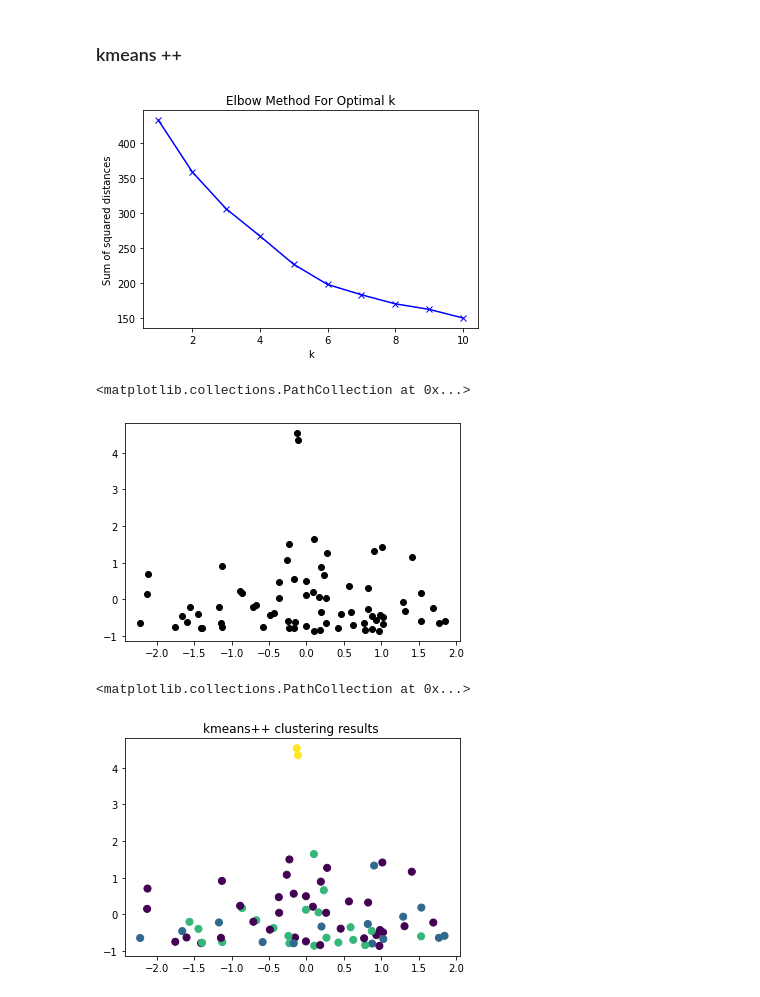
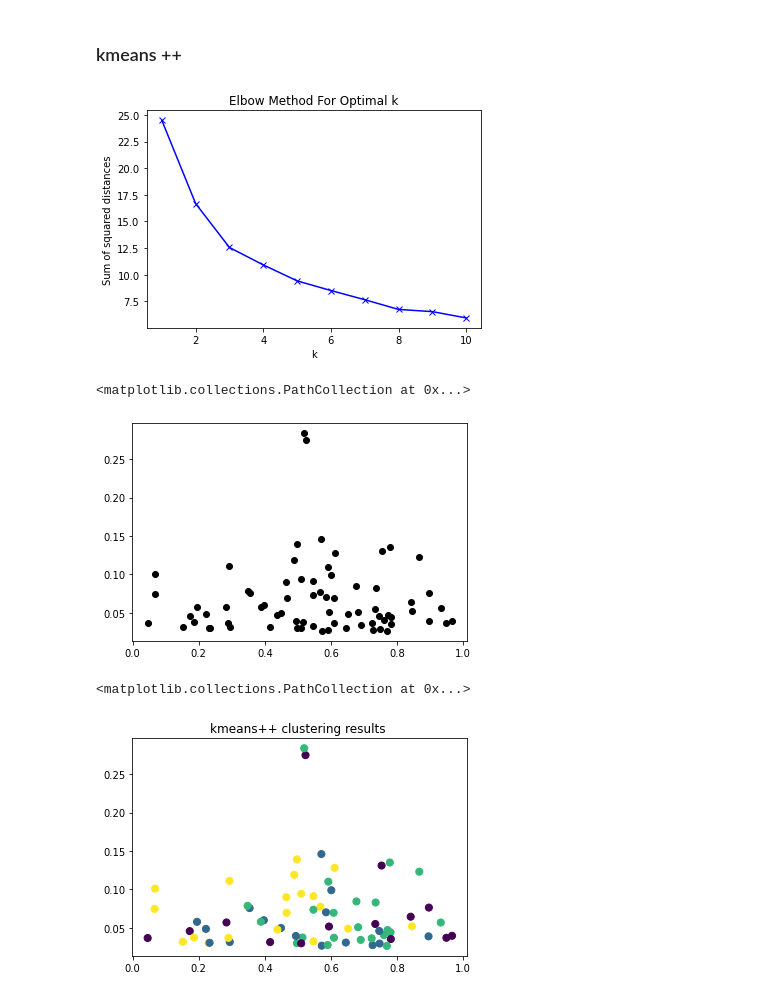
Before and after one commit to jessimk/spotifyAPIwerkwerkwerk, a Jupyter notebook: spotify_top_tracks.ipynb, the cells around one changed output. Cells and saved outputs as stored; diff of their text form; code cells hidden in the pictures.

```diff
--- a/spotify_top_tracks.ipynb
+++ b/spotify_top_tracks.ipynb
@@ -191,0 +248,9 @@ sns.heatmap(features_to_plot.corr())
+# %%
+spoticluster = features_to_plot[['valence', 'speechiness',
+                                'instrumentalness',
+                                'tempo', 'energy', 'key']]
+
+scaler = preprocessing.MinMaxScaler()
+
+scaled_data = spoticluster
+scaled_data[['tempo', 'key']] = scaler.fit_transform(scaled_data[['tempo', 'key']])
@@ -321,18 +419,15 @@ spoticluster = features_to_plot[['valence', 'speechiness',
 # %%
 #https://towardsdatascience.com/profiling-my-favorite-songs-on-spotify-through-clustering-33fee591783d
-X = np.array(spoticluster)
-scaler = StandardScaler()
-scaler.fit(X)
-X = scaler.transform(X)
+X = np.array(scaled_data)
+#scaler = StandardScaler()
+#scaler.fit()
+#X = scaler.transform(X)
 # %%
-from sklearn import cluster, mixture
-from sklearn.metrics import consensus_score
-
 ss_dist = []
 K = range(1, 11)
 for k in K:
-    km = KMeans(n_clusters=k, init='k-means++')
-    km = km.fit(X)
+    km = cluster.KMeans(n_clusters=k, init='k-means++')
+    km = km.fit(scaled_data)
     ss_dist.append(km.inertia_)
 plt.plot(K, ss_dist, 'bx-')
 plt.xlabel('k')
@@ -340,21 +435,21 @@ plt.ylabel('Sum of squared distances')
 plt.title('Elbow Method For Optimal k')
 plt.show()
 # %% [output]
-[figure, old version]
+[figure, new version]
 # %%
 nclusters = 4
 # %%
 plt.scatter(X[:,0],X[:,1],c='black',label='unclustered data')
 # %% [output]
 <matplotlib.collections.PathCollection at 0x...>
-[figure, old version]
+[figure, new version]
 # %%
 # Fitting K-Means to the dataset
-model = KMeans(n_clusters = nclusters, init = 'k-means++')
+model = cluster.KMeans(n_clusters = nclusters, init = 'k-means++')
 model.fit(X)
 y_pred = model.labels_
 plt.title(f'kmeans++ clustering results ')
 plt.scatter(X[:, 0], X[:, 1], s=50, c = y_pred)
 # %% [output]
 <matplotlib.collections.PathCollection at 0x...>
-[figure, old version]
+[figure, new version]
```
Also changed, not shown: parts of 29 cells of this notebook.
